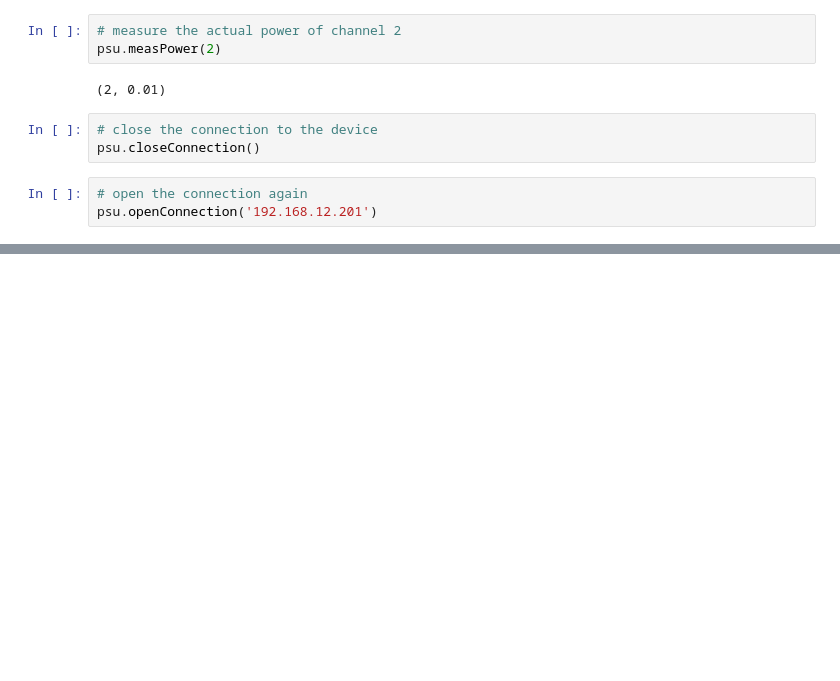
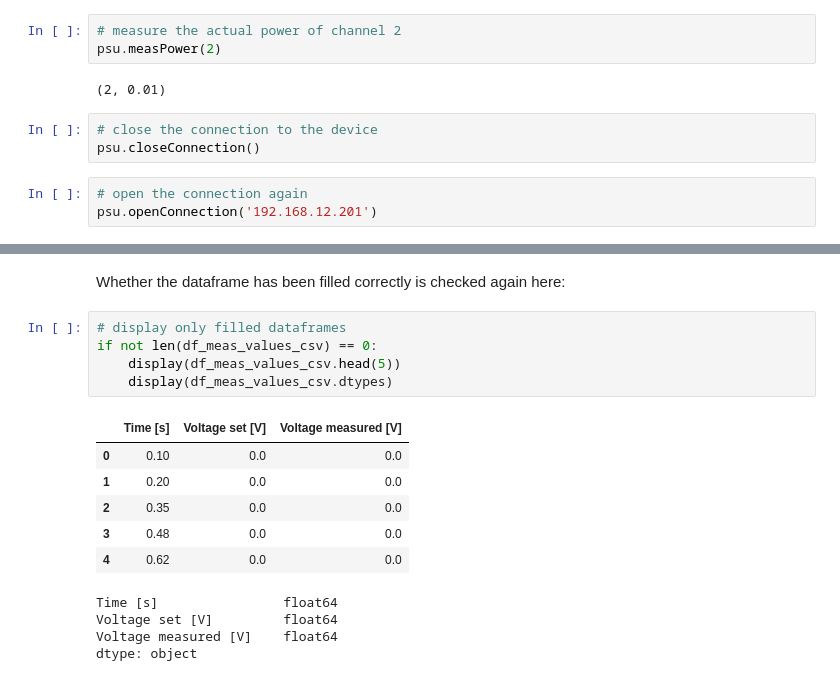
Before and after one commit to urmel79/Jupyter_PyVisa_Lab, a Jupyter notebook: PyVisa_Rigol_DP832A_notebook.ipynb, the cells around one changed output, grey strips where cells are left out. Drawn from its saved outputs; the diff is of its cells as text; blank space fills up the shorter version.

```diff
--- a/PyVisa_Rigol_DP832A_notebook.ipynb
+++ b/PyVisa_Rigol_DP832A_notebook.ipynb
@@ -142,0 +372,18 @@ For the simultaneous measurement of the actual voltage values, the voltage contr
+# %% [markdown]
+Whether the dataframe has been filled correctly is checked again here:
+# %%
+# display only filled dataframes
+if not len(df_meas_values_csv) == 0:
+    display(df_meas_values_csv.head(5))
+    display(df_meas_values_csv.dtypes)
+# %% [output]
+|  | Time [s] | Voltage set [V] | Voltage measured [V] |
+| 0 | 0.10 | 0.0 | 0.0 |
+| 1 | 0.20 | 0.0 | 0.0 |
+| 2 | 0.35 | 0.0 | 0.0 |
+| 3 | 0.48 | 0.0 | 0.0 |
+| 4 | 0.62 | 0.0 | 0.0 |
+Time [s]                float64
+Voltage set [V]         float64
+Voltage measured [V]    float64
+dtype: object
```
Also changed, not shown: parts of 22 cells of this notebook.
